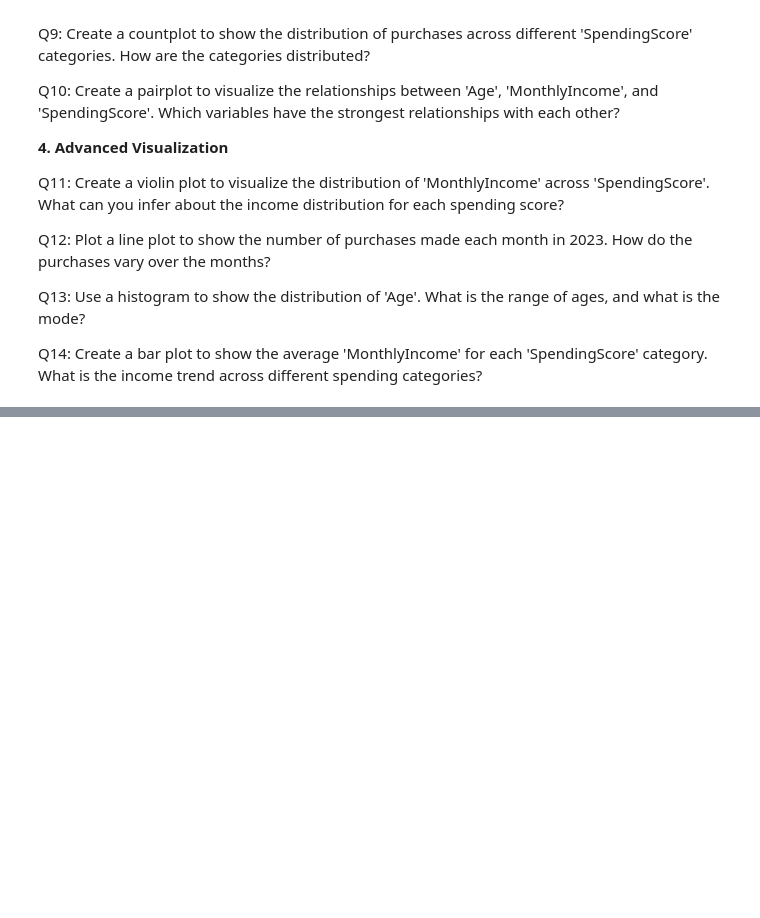
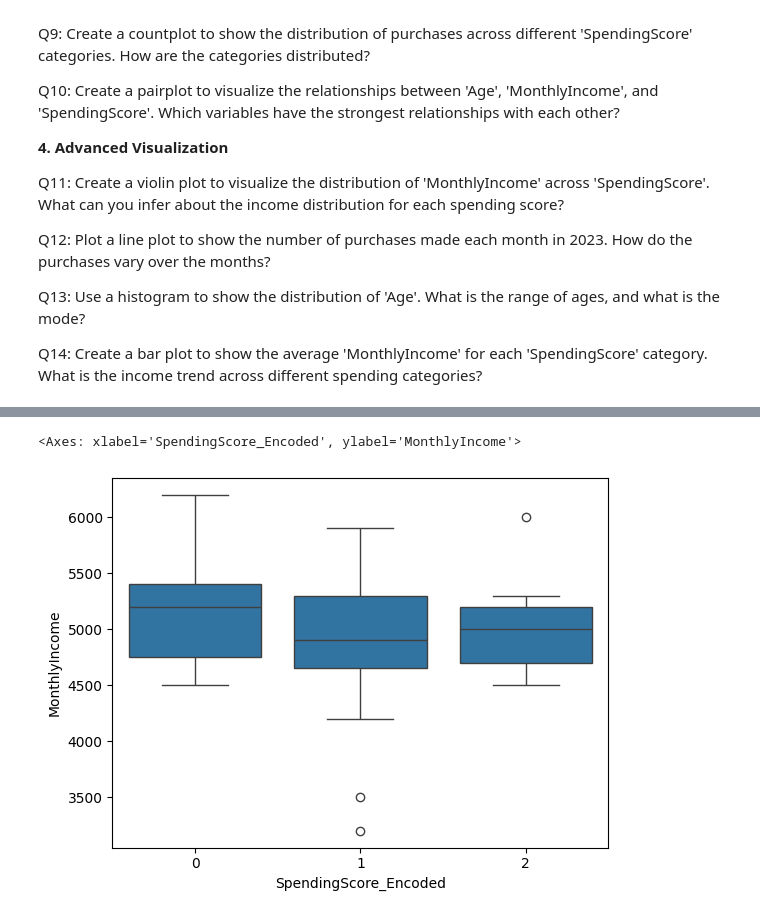
Before and after one commit to pallavimanjare/AIML_programs, a Jupyter notebook: DataVisualization/Assignment_Seaborn_Ordinal.ipynb, the cells around one changed output, grey strips where cells are left out. Drawn from its saved outputs; the diff is of its cells as text; code cells hidden in the pictures; blank space fills up the shorter version.

```diff
--- a/DataVisualization/Assignment_Seaborn_Ordinal.ipynb
+++ b/DataVisualization/Assignment_Seaborn_Ordinal.ipynb
@@ -259,0 +105,4 @@ sns.barplot(data = custdf, x='SpendingScore', y='MonthlyIncome')
+# %%
+#Q3: Convert the 'PurchaseDate' column to datetime format. If any invalid values exist, they should be coerced into NaT.
+
+data['PurchaseDate'] = pd.to_datetime(data['PurchaseDate'], errors='coerce')
@@ -259,0 +136,3 @@ sns.barplot(data = custdf, x='SpendingScore', y='MonthlyIncome')
+# %%
+data['Year'] = data['PurchaseDate'].dt.year
+data['Month'] = data['PurchaseDate'].dt.month
@@ -259,0 +183,7 @@ sns.barplot(data = custdf, x='SpendingScore', y='MonthlyIncome')
+# %%
+#Q6: Create a boxplot to visualize the distribution of 'MonthlyIncome' across different 'SpendingScore' categories.
+
+sns.boxplot(x='SpendingScore_Encoded', y='MonthlyIncome', data=data)
+# %% [output]
+<Axes: xlabel='SpendingScore_Encoded', ylabel='MonthlyIncome'>
+[figure, added]
```
Also changed, not shown: parts of 58 cells of this notebook.
